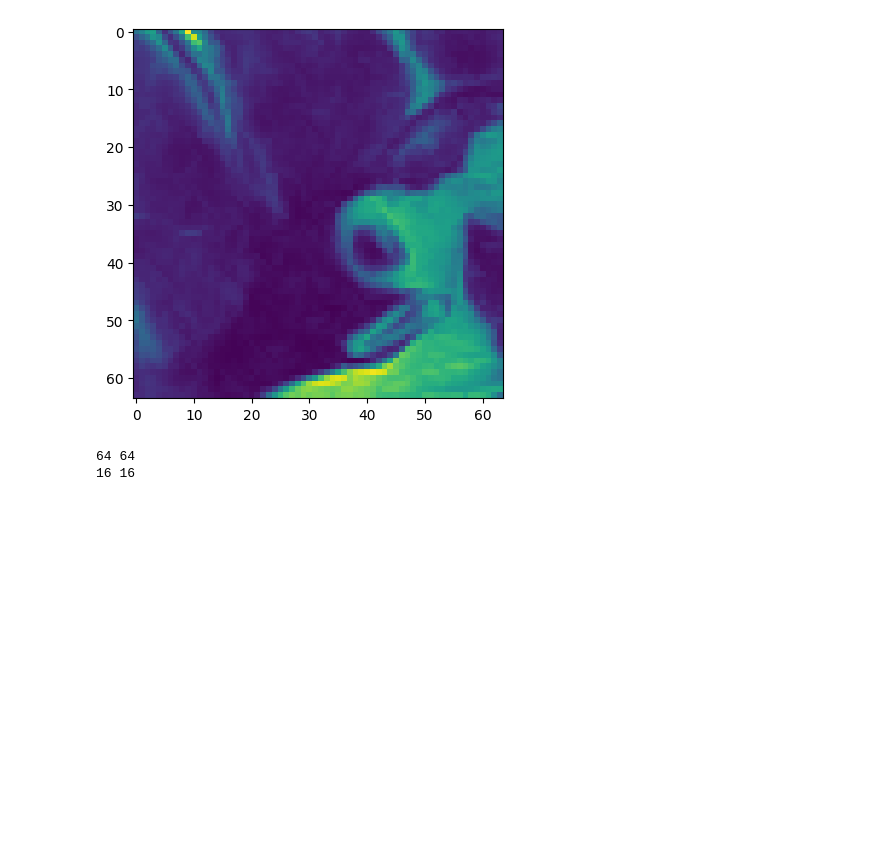
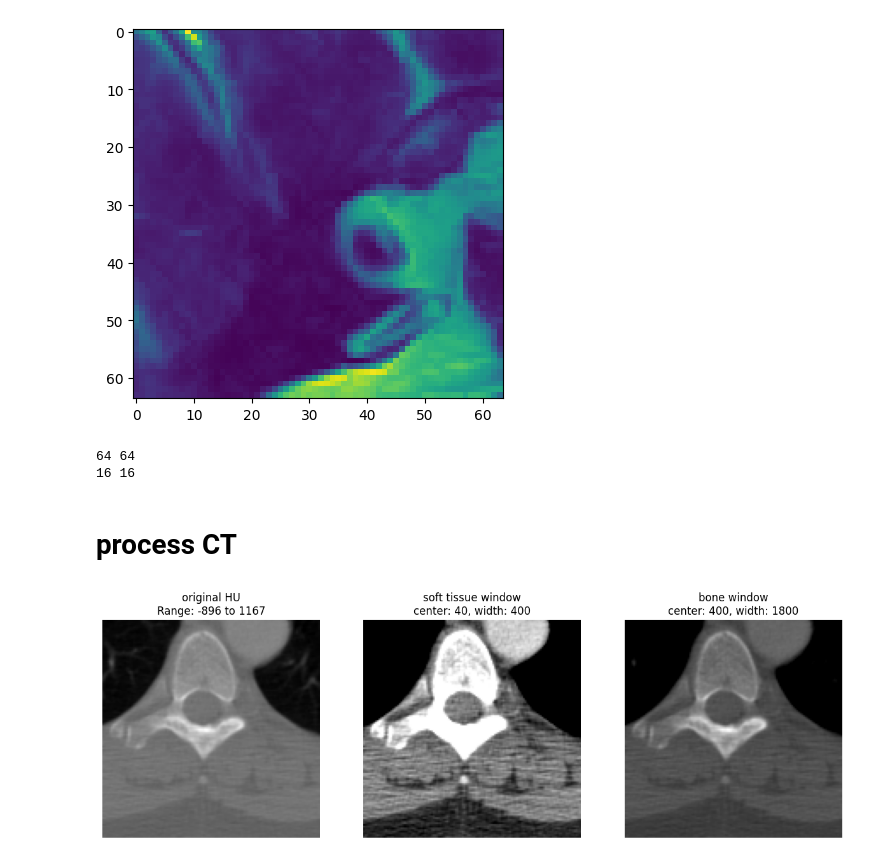
Before and after one commit to John001225/pydicom_practice, a Jupyter notebook: dicom_practice.ipynb, the cells around one changed output. Cells and saved outputs as stored; diff of their text form; code cells hidden in the pictures; blank space fills up the shorter version.

```diff
--- a/dicom_practice.ipynb
+++ b/dicom_practice.ipynb
@@ -61,3 +61,54 @@ print(ds.Rows, ds.Columns)
 # %%
 # save as new dicom
 # ds.save_as('new.dcm')
+# %% [markdown]
+# process CT
+# %%
+import pydicom
+from pydicom.data import get_testdata_files
+import numpy as np
+import matplotlib.pyplot as plt
+
+def read_dicom(file_path):
+    ds = pydicom.dcmread(file_path)
+
+    image = ds.pixel_array.astype(np.float32)
+
+    # transform to HU
+    # HU = pixel_value * slope + intercept
+    slope = getattr(ds, 'RescaleSlope', 1)
+    intercept = getattr(ds, 'RescaleIntercept', 0)
+    hu_image = image * slope + intercept
+
+    return hu_image
+
+# define windowing (for visualizaiton)
+def apply_window(image, center, width):
+    img_min = center - width // 2
+    img_max = center + width // 2
+    windowed = np.clip(image, img_min, img_max)
+    return windowed
+
+filename = get_testdata_files('CT_small.dcm')[0]
+hu_image = read_dicom(filename)
+
+# 臨床常用窗位 center/width
+# 軟組織 soft tissue: 40 / 400
+# 骨骼 bone: 400 / 1800
+soft_tissue = apply_window(hu_image, 40, 400)
+bone_window = apply_window(hu_image, 400, 1800)
+
+fig, axes = plt.subplots(1, 3, figsize=(15, 5))
+axes[0].imshow(hu_image, cmap='gray')
+axes[0].set_title(f'original HU\nRange: {hu_image.min():.0f} to {hu_image.max():.0f}')
+
+axes[1].imshow(soft_tissue, cmap='gray')
+axes[1].set_title('soft tissue window\ncenter: 40, width: 400')
+
+axes[2].imshow(bone_window, cmap='gray')
+axes[2].set_title('bone window\ncenter: 400, width: 1800')
+
+for ax in axes: ax.axis('off')
+plt.show()
+# %% [output]
+[figure, added]
```
Also changed, not shown: parts of 2 cells of this notebook.
